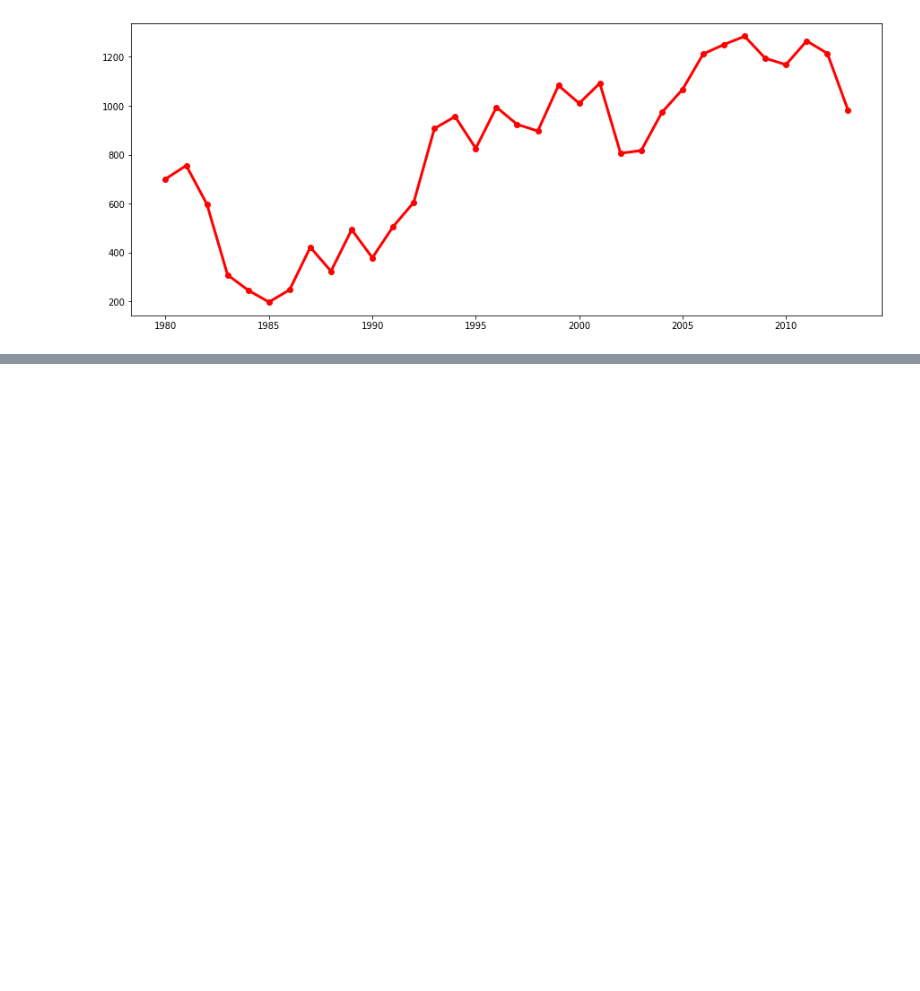
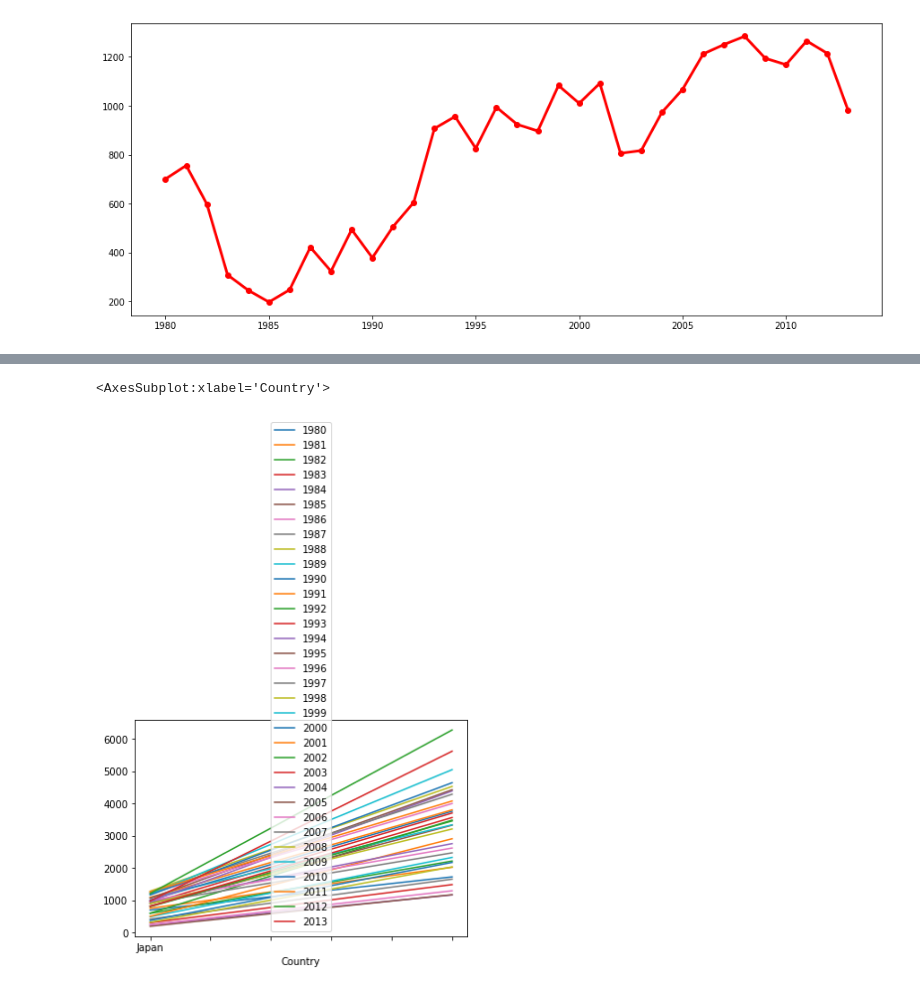
Before and after one commit to tanmaymis/python-c, a Jupyter notebook: data scince/ana;ysis.ipynb, the cells around one changed output, grey strips where cells are left out. Cells and saved outputs as stored; diff of their text form; code cells hidden in the pictures; blank space fills up the shorter version.

```diff
--- a/data scince/ana;ysis.ipynb
+++ b/data scince/ana;ysis.ipynb
@@ -325,0 +358,5 @@ df.loc['Japan', years].plot(kind='line', figsize=(15,6), color='red', linewidth=
+# %%
+df.loc[{'Japan','France'},years].plot(kind ='line')
+# %% [output]
+<AxesSubplot:xlabel='Country'>
+[figure, added]
```
Also changed, not shown: parts of 16 cells of this notebook.
